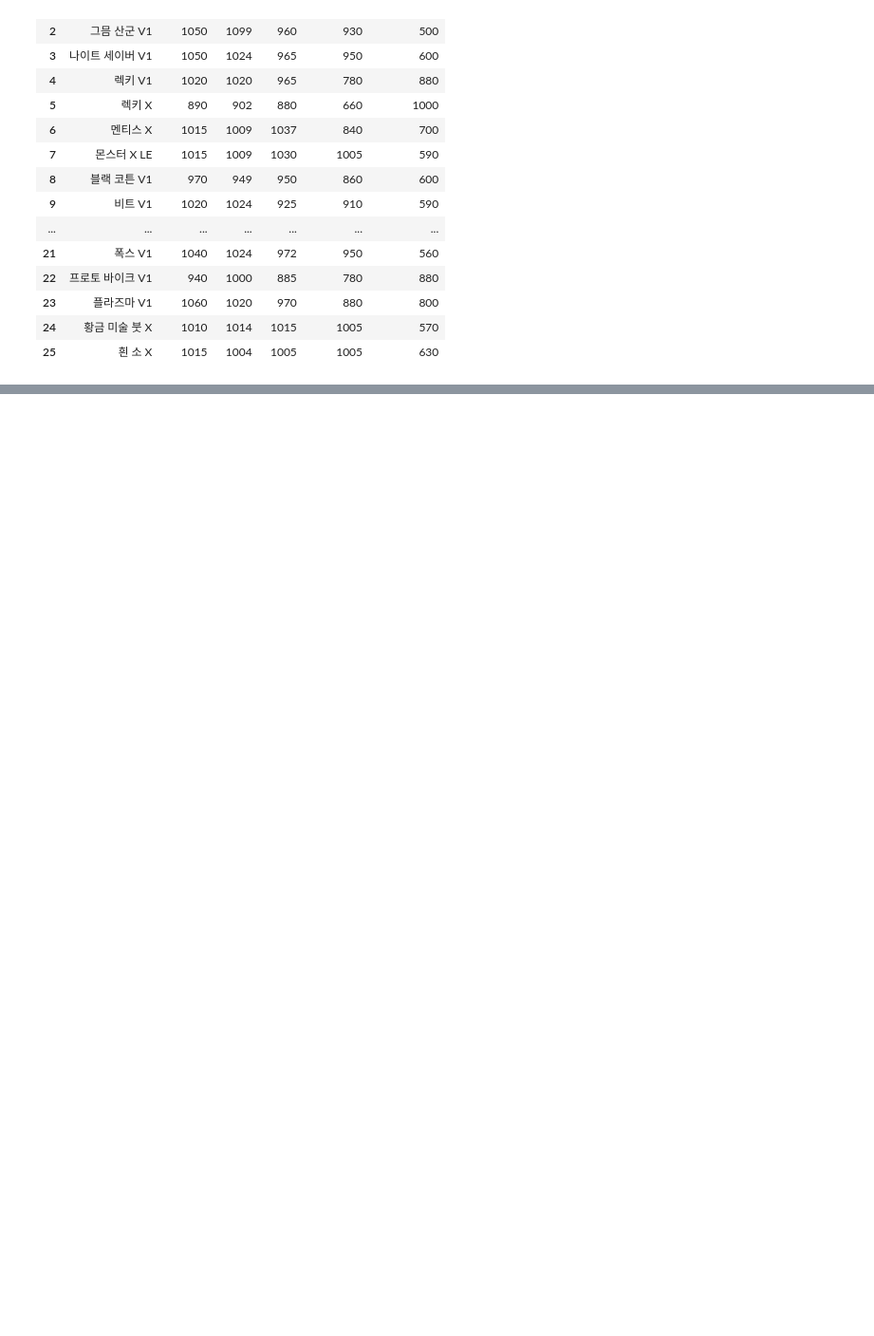
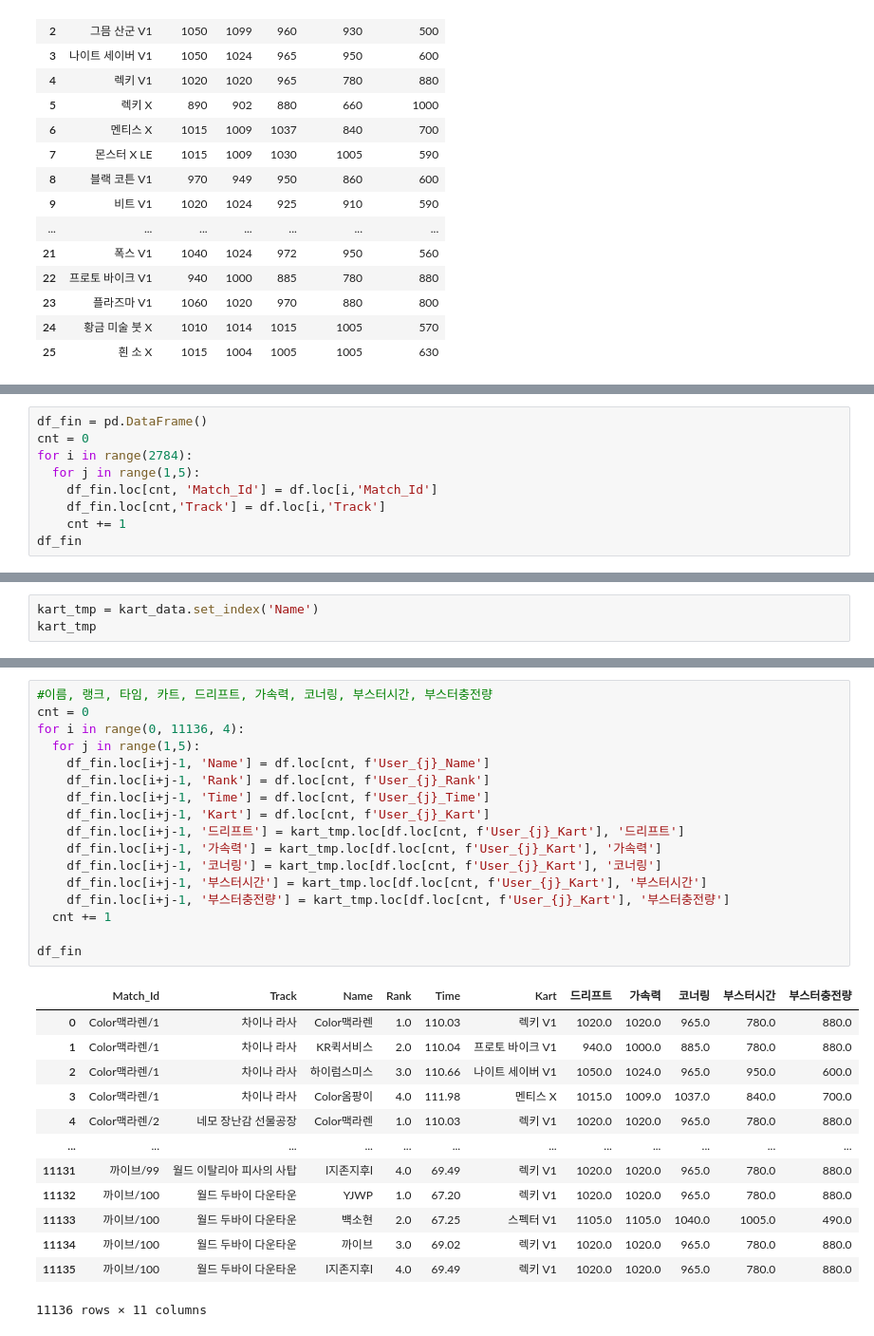
Before and after one commit to ORCT/ds-section2-project, a Jupyter notebook: EDA.ipynb, the cells around one changed output, grey strips where cells are left out. Shown at 95% size. Cells and saved outputs as stored; diff of their text form; blank space fills up the shorter version.

```diff
--- a/EDA.ipynb
+++ b/EDA.ipynb
@@ -223,0 +226,9 @@ kart_data
+# %%
+df_fin = pd.DataFrame()
+cnt = 0
+for i in range(2784):
+  for j in range(1,5):
+    df_fin.loc[cnt, 'Match_Id'] = df.loc[i,'Match_Id']
+    df_fin.loc[cnt,'Track'] = df.loc[i,'Track']
+    cnt += 1
+df_fin
@@ -223,0 +249,3 @@ kart_data
+# %%
+kart_tmp = kart_data.set_index('Name')
+kart_tmp
@@ -223,0 +271,31 @@ kart_data
+# %%
+#이름, 랭크, 타임, 카트, 드리프트, 가속력, 코너링, 부스터시간, 부스터충전량
+cnt = 0
+for i in range(0, 11136, 4):
+  for j in range(1,5):
+    df_fin.loc[i+j-1, 'Name'] = df.loc[cnt, f'User_{j}_Name']
+    df_fin.loc[i+j-1, 'Rank'] = df.loc[cnt, f'User_{j}_Rank']
+    df_fin.loc[i+j-1, 'Time'] = df.loc[cnt, f'User_{j}_Time']
+    df_fin.loc[i+j-1, 'Kart'] = df.loc[cnt, f'User_{j}_Kart']
+    df_fin.loc[i+j-1, '드리프트'] = kart_tmp.loc[df.loc[cnt, f'User_{j}_Kart'], '드리프트']
+    df_fin.loc[i+j-1, '가속력'] = kart_tmp.loc[df.loc[cnt, f'User_{j}_Kart'], '가속력']
+    df_fin.loc[i+j-1, '코너링'] = kart_tmp.loc[df.loc[cnt, f'User_{j}_Kart'], '코너링']
+    df_fin.loc[i+j-1, '부스터시간'] = kart_tmp.loc[df.loc[cnt, f'User_{j}_Kart'], '부스터시간']
+    df_fin.loc[i+j-1, '부스터충전량'] = kart_tmp.loc[df.loc[cnt, f'User_{j}_Kart'], '부스터충전량']
+  cnt += 1
+
+df_fin
+# %% [output]
+|  | Match_Id | Track | Name | Rank | Time | Kart | 드리프트 | 가속력 | 코너링 | 부스터시간 | 부스터충전량 |
+| 0 | Color맥라렌/1 | 차이나 라사 | Color맥라렌 | 1.0 | 110.03 | 렉키 V1 | 1020.0 | 1020.0 | 965.0 | 780.0 | 880.0 |
+| 1 | Color맥라렌/1 | 차이나 라사 | KR퀵서비스 | 2.0 | 110.04 | 프로토 바이크 V1 | 940.0 | 1000.0 | 885.0 | 780.0 | 880.0 |
+| 2 | Color맥라렌/1 | 차이나 라사 | 하이럼스미스 | 3.0 | 110.66 | 나이트 세이버 V1 | 1050.0 | 1024.0 | 965.0 | 950.0 | 600.0 |
+| 3 | Color맥라렌/1 | 차이나 라사 | Color옴팡이 | 4.0 | 111.98 | 멘티스 X | 1015.0 | 1009.0 | 1037.0 | 840.0 | 700.0 |
+| 4 | Color맥라렌/2 | 네모 장난감 선물공장 | Color맥라렌 | 1.0 | 110.03 | 렉키 V1 | 1020.0 | 1020.0 | 965.0 | 780.0 | 880.0 |
+| ... | ... | ... | ... | ... | ... | ... | ... | ... | ... | ... | ... |
+| 11131 | 까이브/99 | 월드 이탈리아 피사의 사탑 | l지존지후l | 4.0 | 69.49 | 렉키 V1 | 1020.0 | 1020.0 | 965.0 | 780.0 | 880.0 |
+| 11132 | 까이브/100 | 월드 두바이 다운타운 | YJWP | 1.0 | 67.20 | 렉키 V1 | 1020.0 | 1020.0 | 965.0 | 780.0 | 880.0 |
+| 11133 | 까이브/100 | 월드 두바이 다운타운 | 뱩소현 | 2.0 | 67.25 | 스펙터 V1 | 1105.0 | 1105.0 | 1040.0 | 1005.0 | 490.0 |
+| 11134 | 까이브/100 | 월드 두바이 다운타운 | 까이브 | 3.0 | 69.02 | 렉키 V1 | 1020.0 | 1020.0 | 965.0 | 780.0 | 880.0 |
+| 11135 | 까이브/100 | 월드 두바이 다운타운 | l지존지후l | 4.0 | 69.49 | 렉키 V1 | 1020.0 | 1020.0 | 965.0 | 780.0 | 880.0 |
+11136 rows × 11 columns
```
Also changed, not shown: parts of 8 cells of this notebook.
